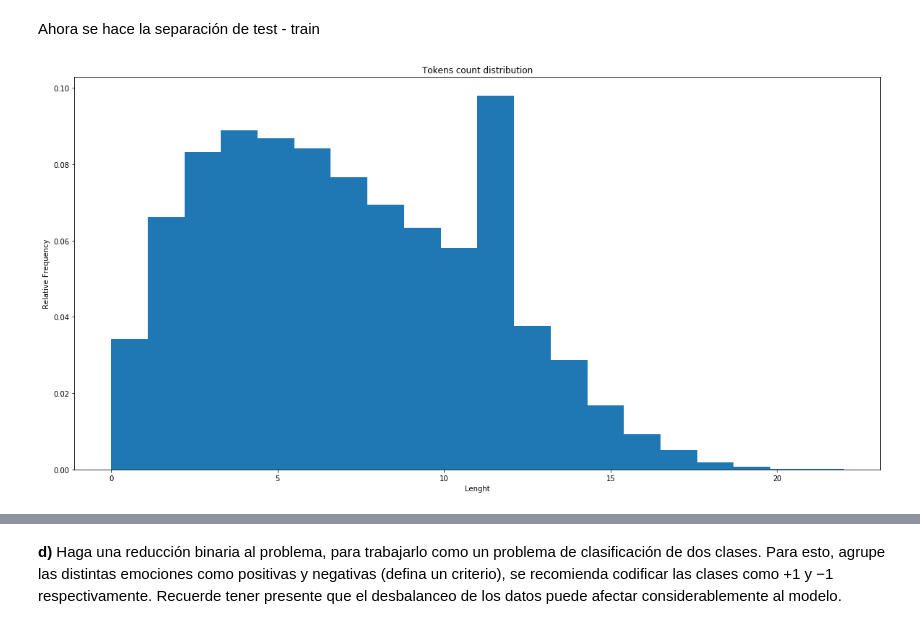
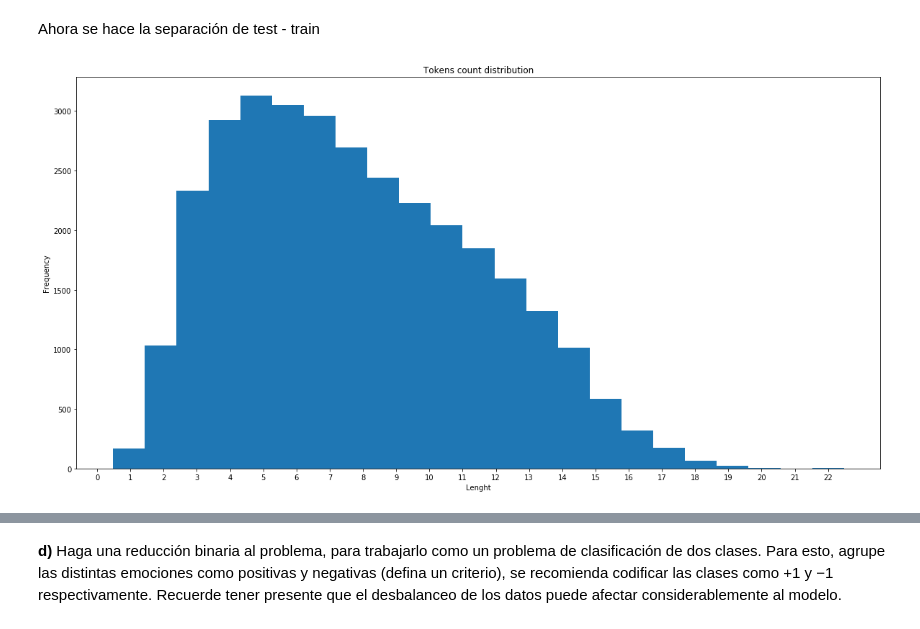
Before and after one commit to TareasJF/INF393, a Jupyter notebook: T2/Tarea2.ipynb, the cells around one changed output, grey strips where cells are left out. Cells and saved outputs as stored; diff of their text form; code cells hidden in the pictures.

```diff
--- a/T2/Tarea2.ipynb
+++ b/T2/Tarea2.ipynb
@@ -392,12 +392,15 @@ df_test = df[~msk].copy()
 df_train_df = df[msk].copy()
 # %%
 import matplotlib.pyplot as plt
+
+length = df_train['norm_content'].map(len)
+
 plt.figure(figsize=(20,10))
-gaussian_numbers = df_train['norm_content'].map(len)
-plt.hist(gaussian_numbers, bins=20, normed=True)
+plt.hist(length, bins=(max(length)-min(length)+1), align='right')
 plt.title("Tokens count distribution")
 plt.xlabel("Lenght")
-plt.ylabel("Relative Frequency")
+plt.ylabel("Frequency")
+plt.xticks(np.arange(min(length), max(length)+1, 1))
 plt.show()
 # %% [output]
-[figure, old version]
+[figure, new version]
```
Also changed, not shown: parts of 25 cells of this notebook.
